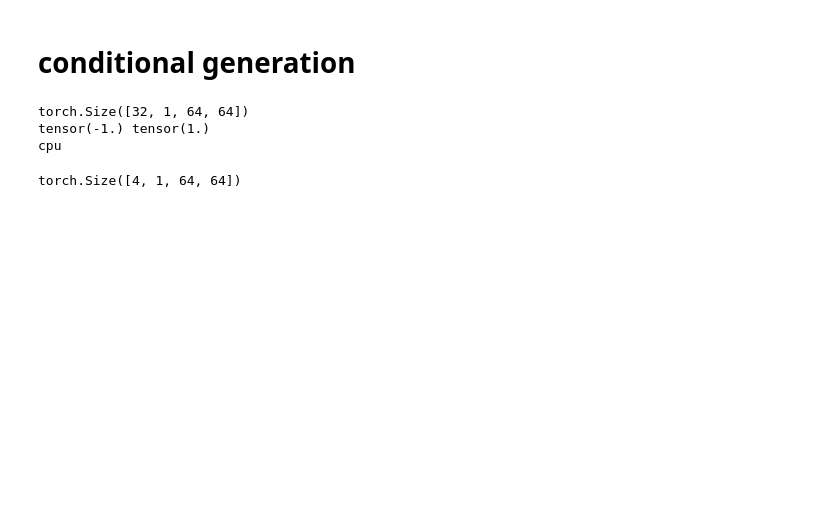
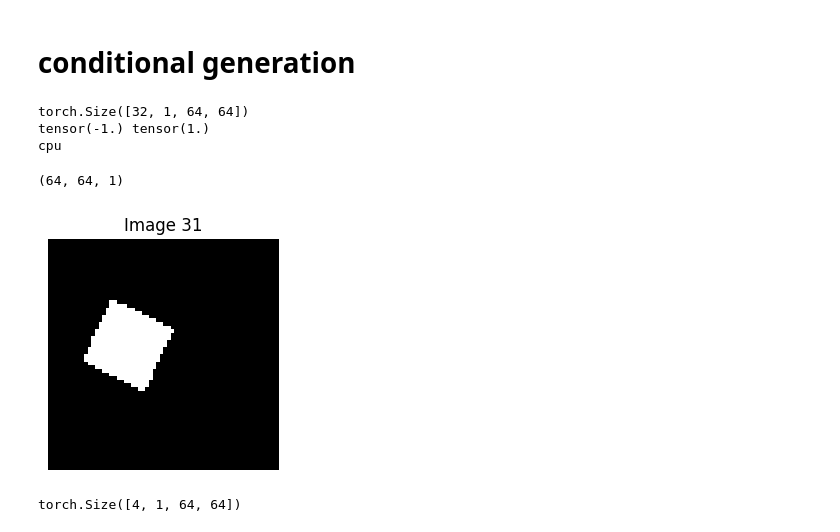
Before and after one commit to lyob/hdiva, a Jupyter notebook: d_analysis/dsprites.ipynb, the cells around one changed output. Saved outputs shown, nothing was run; the diff lists cells and outputs as text; code cells hidden in the pictures; blank space fills up the shorter version.

```diff
--- a/d_analysis/dsprites.ipynb
+++ b/d_analysis/dsprites.ipynb
@@ -85,4 +86,21 @@ print(images.device)
 torch.Size([32, 1, 64, 64])
 tensor(-1.) tensor(1.)
 cpu
+# %%
+from utils.base_utils import t2n, to_01
+
+"""select an image from dsprites dataset"""
+img_idx = 31
+target_img = t2n(images[img_idx])
+target_img = np.transpose(target_img, (1,2,0))
+target_img = to_01(target_img)
+print(target_img.shape)
+fig, ax = plt.subplots(1, 1, figsize=(3, 3))
+ax.imshow(target_img, cmap='gray')
+ax.axis('off')
+ax.set_title(f"Image {img_idx}")
+plt.show()
+# %% [output]
+(64, 64, 1)
+[figure, added]
 # %%
```
Also changed, not shown: parts of 27 cells of this notebook, 13 other files.
